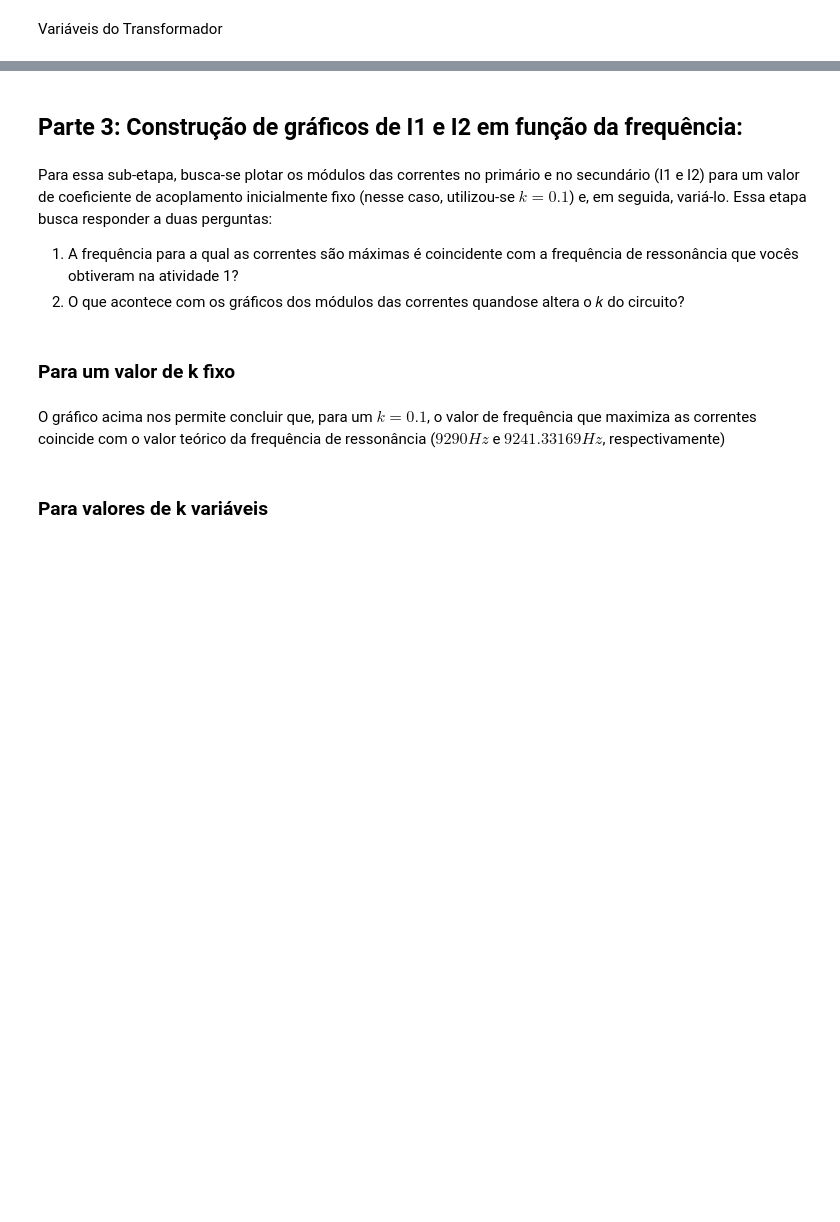
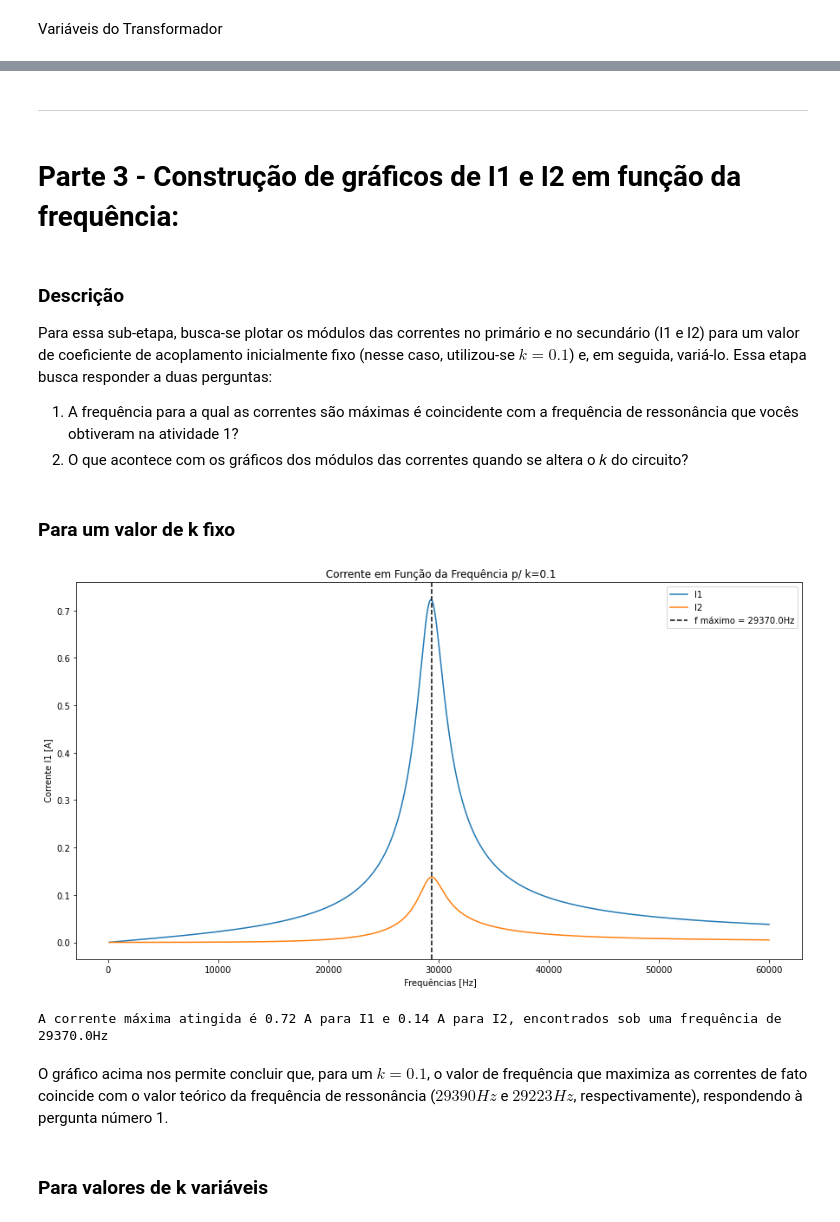
Before and after one commit to jvpazotti/Proj-Eletromag, a Jupyter notebook: Projeto-NovasVariaveis.ipynb, the cells around one changed output, grey strips where cells are left out. Drawn from its saved outputs; the diff is of its cells as text; code cells hidden in the pictures; blank space fills up the shorter version.

Commit message:
Formatação

```diff
--- a/Projeto-NovasVariaveis.ipynb
+++ b/Projeto-NovasVariaveis.ipynb
@@ -46,3 +66,13 @@ import numpy as np
 import matplotlib.pyplot as plt
 # %% [markdown]
 Variáveis do Transformador
+# %%
+# Parâmetro medidos da bobina real
+R1 = 0.455 + 3
+R2 = 0.412 + 3
+# Para as Resistências, adicionamos mais 4 ohm por conta da resistência dos cabos utilizados
+L1 = 296.6e-6
+L2 = 280.2e-6
+
+# Parâmetro k escolhido para análise inicial
+k = 0.1
@@ -106,7 +164,9 @@ def S(V:complex, I:complex):
+# %%
+# Tensão de alimentação a partir do PWM
+Uf = 2/pi*5
 # %%
 # Tensão de alimentação a partir do PWM
-Uf = 2/pi*20
-Rc = 10
+Rc = 100
 
 #A função calcula as duas correntes
 i1, i2 = CalcularTransformador(Uf, Rc)
@@ -117,6 +177,8 @@ V2 = ((XC2*Rc)/(XC2+Rc)) * i2
 #Potência
 S2=S(V2,i2)
 
+print('VALORES CALCULADOS PARA UM COEFICIENTE DE ACOPLAMENTO DE 0.1')
+print('---'*20)
 print("Corrente no primario (i1)          --> {0:.5f} A".format(abs(i1)))
 print("Corrente no secundário (i2)        --> {0:.5f} A".format(abs(i2)))
 print("Tensão no secundário (V2)          --> {0:.5f} V".format(abs(V2)))
@@ -127,14 +195,28 @@ Nessa simulação, percebemos que a frequência de ressonância, que maximiza a
+# %% [markdown]
+___
 # %% [markdown]
-## Parte 3: Construção de gráficos de I1 e I2 em função da frequência:
+<div id="3"></div>
+
+# Parte 3 - Construção de gráficos de I1 e I2 em função da frequência:
 # %% [markdown]
+### Descrição
+
 Para essa sub-etapa, busca-se plotar os módulos das correntes no primário e no secundário (I1 e I2) para um valor de coeficiente de acoplamento inicialmente fixo (nesse caso, utilizou-se $k = 0.1$) e, em seguida, variá-lo. Essa etapa busca responder a duas perguntas:
 1) A frequência para a qual as correntes são máximas é coincidente com a frequência de ressonância que vocês obtiveram na atividade 1? <br>
-2) O que acontece com os gráficos dos módulos das correntes quandose altera o 𝑘 do circuito?
+2) O que acontece com os gráficos dos módulos das correntes quando se altera o 𝑘 do circuito?
 # %% [markdown]
 ### Para um valor de k fixo
 # %%
 # Função utilizada para modelar as correntes I1 e I2 com f variante
 def ListaI1I2(lista_f,k):
+    """
+    Retorna listas com os valores da corrente no primário e
+    no secundário a partir de uma variação na frequência
+
+    Parâmetros:
+     - lista_f: lista com valores variantes de f
+     - k: coeficiente de acoplamento
+    """
     I1=[]
     I2=[]
     for f in lista_f:
@@ -157,27 +239,27 @@ def ListaI1I2(lista_f,k):
 # %%
 lista_f = np.arange(100,60e3,10)
 k = 0.1
 
 plt.figure(figsize=(15,8))
 I1, I2 = ListaI1I2(lista_f,k)
-plt.plot(lista_f,I1,label="k = {0:.1f}".format(k))
-plt.title(" Corrente I1 em Função da Frequência p/ k=0.1")
+f_maximo = lista_f[I2.index(max(I2))]
+plt.plot(lista_f,I1,label="I1")
+plt.plot(lista_f,I2,label="I2")
+plt.axvline(x=f_maximo, color='black', linestyle='--', label=f'f máximo = {f_maximo.real}Hz')
+plt.title(" Corrente em Função da Frequência p/ k=0.1")
 plt.xlabel(" Frequências [Hz]")
 plt.ylabel(" Corrente I1 [A]")
-plt.xlim([0,20000])
-
-plt.figure(figsize=(15,8))
-I1, I2 = ListaI1I2(lista_f,k)
-plt.plot(lista_f,I2,label="k = {0:.1f}".format(k))
-plt.title(" Corrente I2 em Função da Frequência p/ k=0.1")
-plt.xlabel(" Frequências [Hz]")
-plt.ylabel(" Corrente I2 [A]")
-plt.xlim([0,20000])
+plt.legend()
+plt.show()
+# %% [output]
+[figure, added]
 # %%
 # Achando a frequência I1 e I2
-print(f'A frequência máxima atingida é {max(I1)} para I1 e {max(I2)} para I2, encontrados sob uma frequência de {lista_f[I2.index(max(I2))]}Hz')
+print(f'A corrente máxima atingida é {round(max(I1),2)} A para I1 e {round(max(I2), 2)} A para I2, encontrados sob uma frequência de {f_maximo}Hz')
+# %% [output]
+A corrente máxima atingida é 0.72 A para I1 e 0.14 A para I2, encontrados sob uma frequência de 29370.0Hz
 # %% [markdown]
-O gráfico acima nos permite concluir que, para um $k=0.1$, o valor de frequência que maximiza as correntes coincide com o valor teórico da frequência de ressonância ($9290Hz$ e $9241.33169Hz$, respectivamente)
+O gráfico acima nos permite concluir que, para um $k=0.1$, o valor de frequência que maximiza as correntes de fato coincide com o valor teórico da frequência de ressonância ($29390 Hz$ e $29223 Hz$, respectivamente), respondendo à pergunta número 1.
 # %% [markdown]
 ### Para valores de k variáveis
 # %%
```
Also changed, not shown: parts of 46 cells of this notebook, 3 other files.
